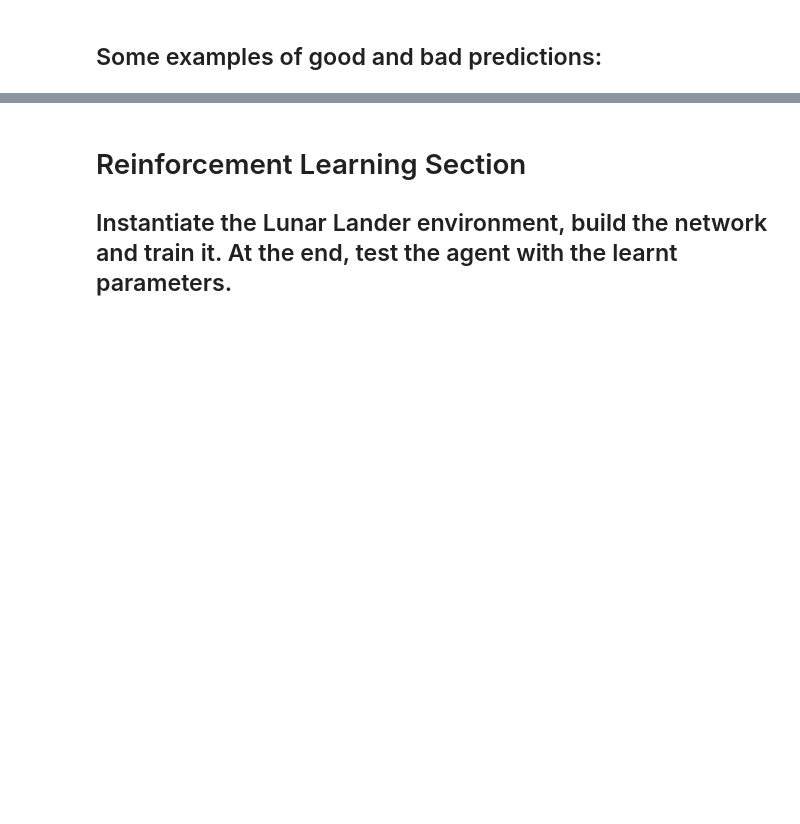
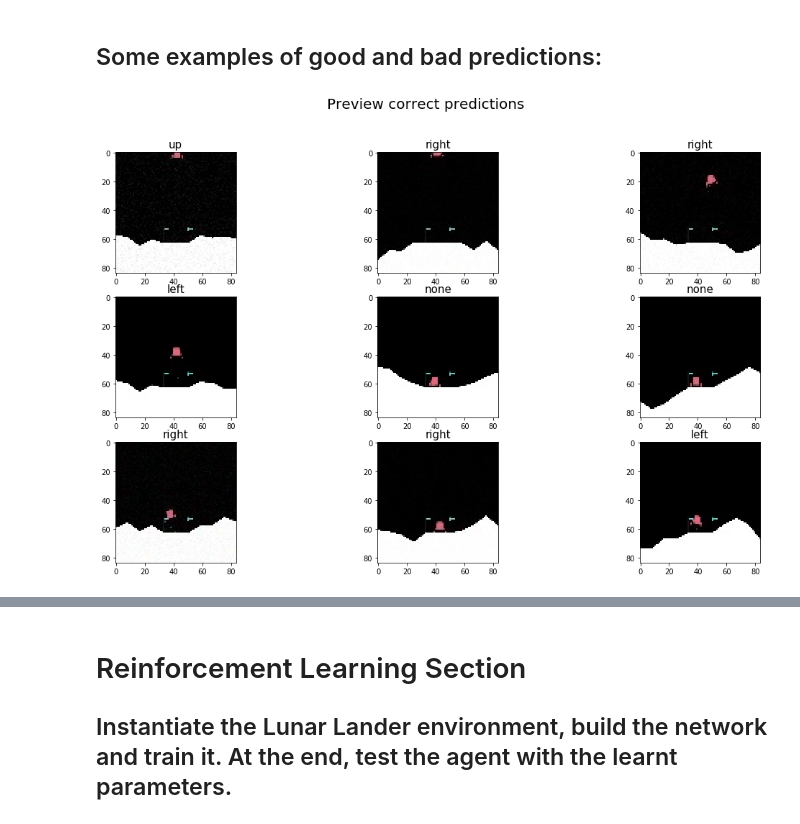
Before and after one commit to RubenAMtz/CNN-vs-RL, a Jupyter notebook: Let's do RL.ipynb, the cells around one changed output, grey strips where cells are left out. Drawn from its saved outputs; the diff is of its cells as text; code cells hidden in the pictures; blank space fills up the shorter version.

```diff
--- a/Let's do RL.ipynb
+++ b/Let's do RL.ipynb
@@ -435,2 +514,6 @@ def preview_images(mode='correct'):
 
     fig.suptitle("Preview "+ mode +" predictions", fontsize=20)
+# %%
+preview_results('correct')
+# %% [output]
+[figure, added]
```
Also changed, not shown: parts of 51 cells of this notebook, 15 other files.
